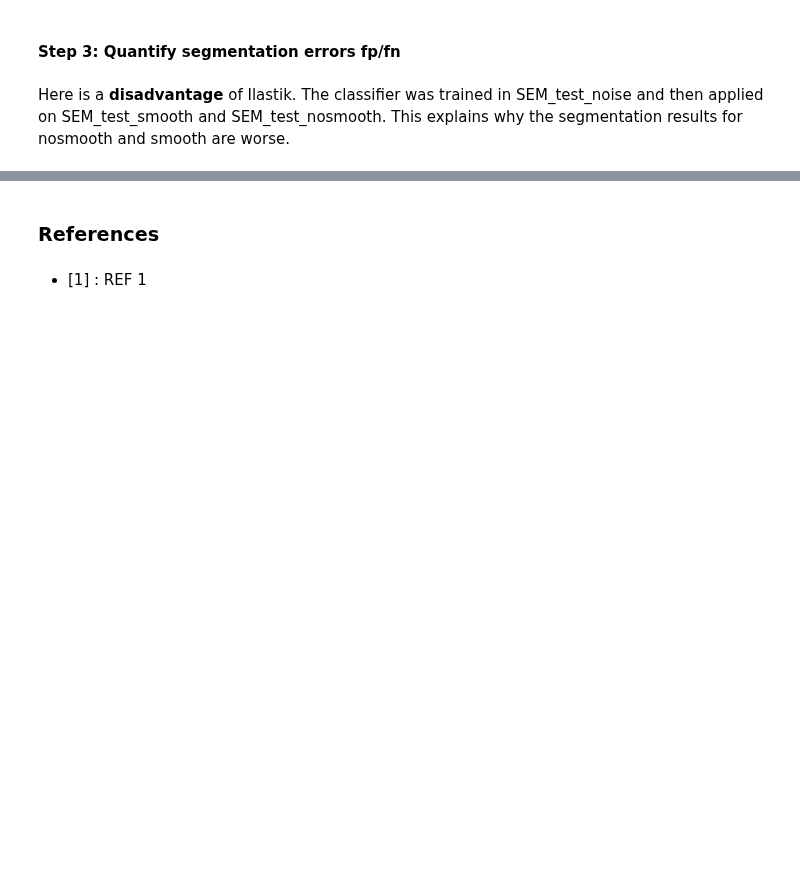
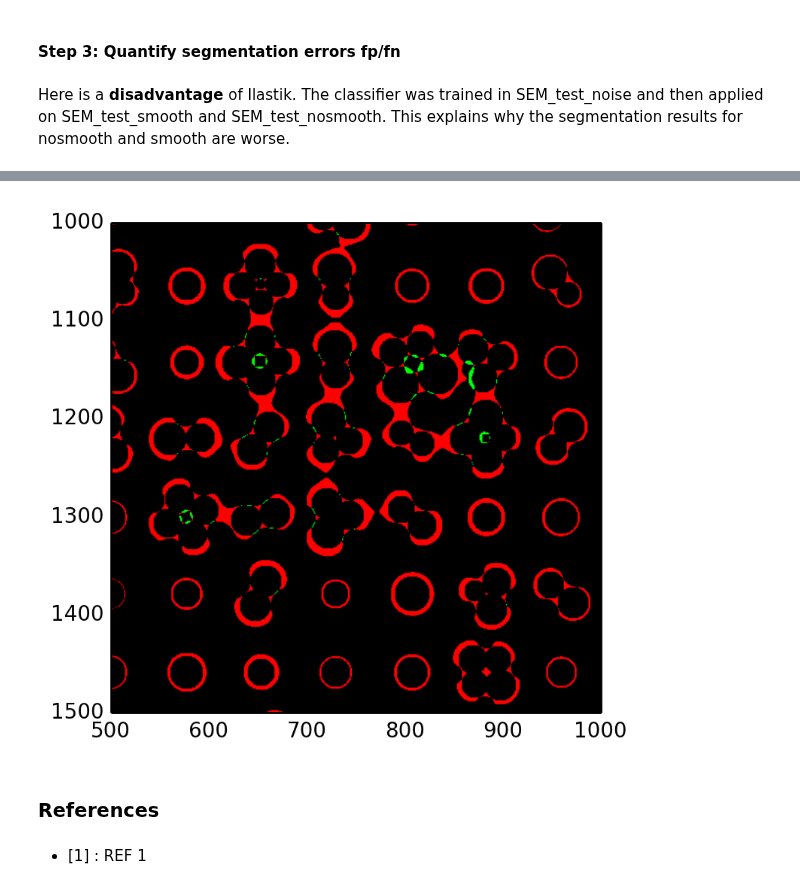
Before and after one commit to hughesadam87/imgproc_supplemental, a Jupyter notebook: Notebooks/ilastik_segmentation.ipynb, the cells around one changed output, grey strips where cells are left out. Drawn from its saved outputs; the diff is of its cells as text; code cells hidden in the pictures; blank space fills up the shorter version.

```diff
--- a/Notebooks/ilastik_segmentation.ipynb
+++ b/Notebooks/ilastik_segmentation.ipynb
@@ -73,0 +83,6 @@ SEM_test_smooth.png: FP=9012  FN=314287  Net error=0.0456773263437
+# %%
+smooth_fp, smooth_fn = differ(smooth, binary), differ(binary, smooth)
+smooth_fp, smooth_fn = cbinary(smooth_fp, (1,0,0)), cbinary(smooth_fn, (0,1,0))
+zoom(smooth_fp + smooth_fn, coords=(500, 1000, 1000, 1500) );
+plt.savefig('/home/glue/Desktop/smooth_ilastik.png')
+# %% [output]
@@ -74,3 +91,4 @@ SEM_test_smooth.png: FP=9012  FN=314287  Net error=0.0456773263437
+[figure, added]
 # %% [markdown]
 ### References
 # %% [markdown]
```
Also changed, not shown: parts of 14 cells of this notebook, 2 other files.
